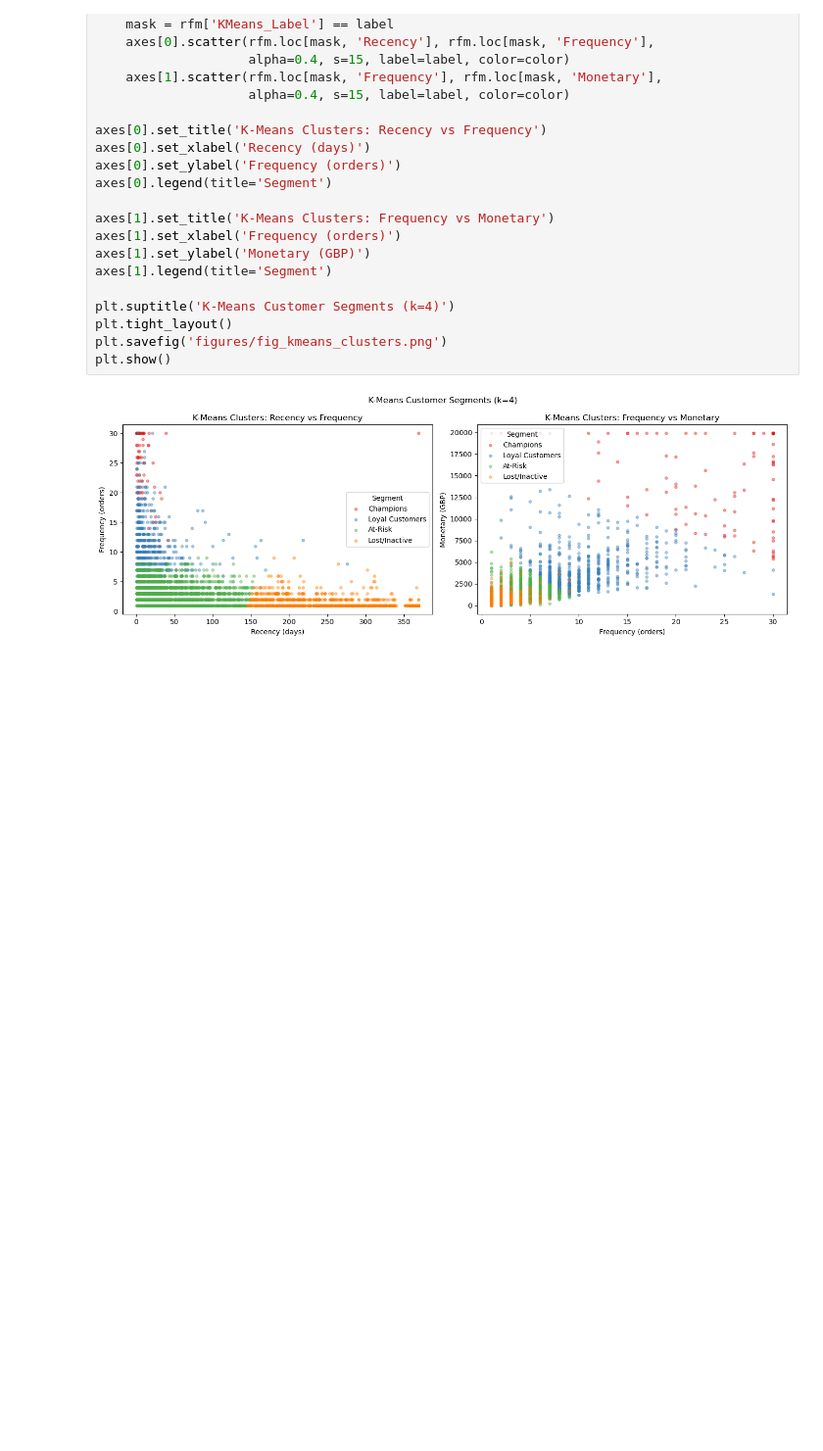
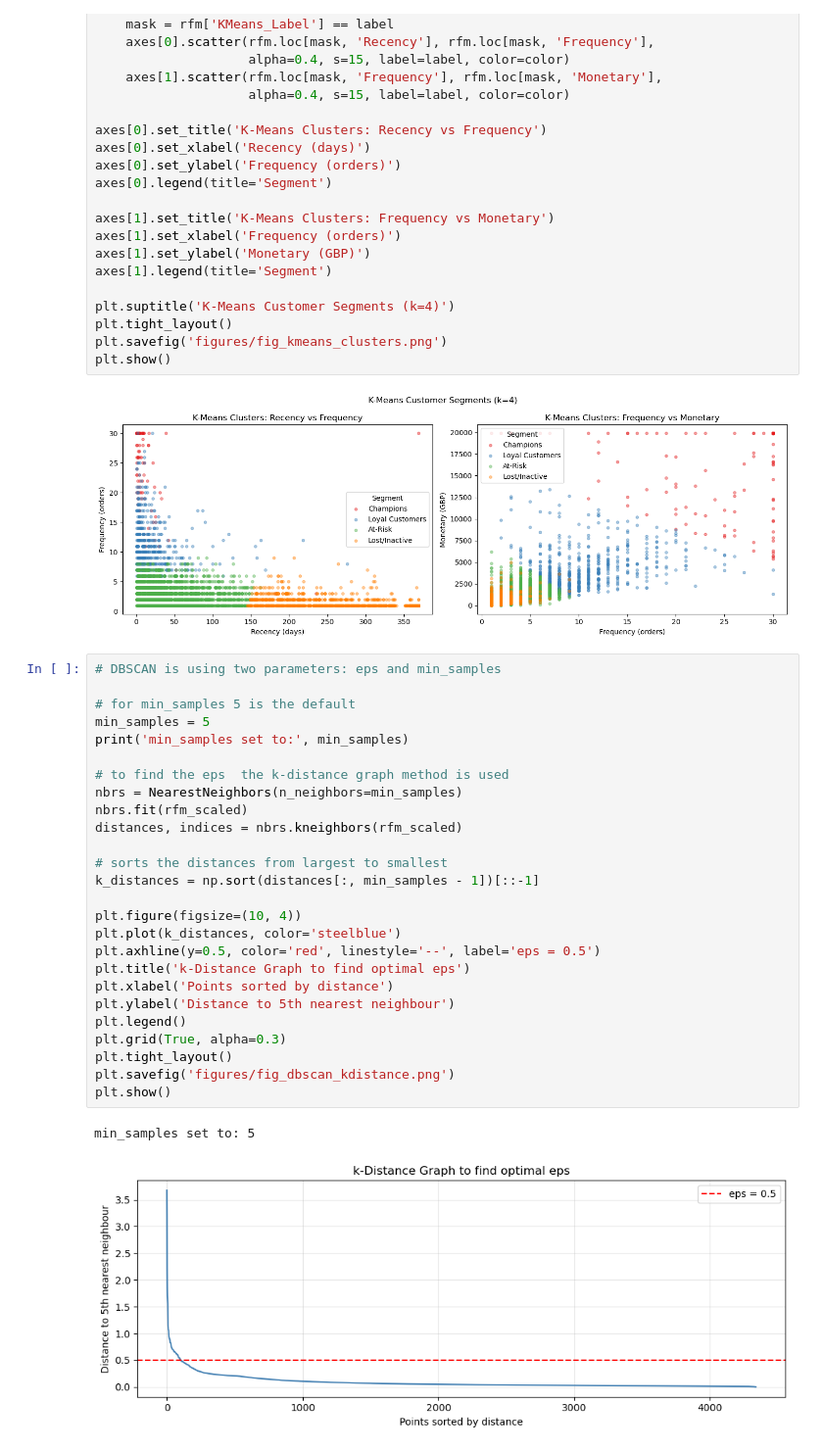
Before and after one commit to Lysitheatsu/PracDataSci, a Jupyter notebook: Assignment2/Assignment2.ipynb, the cells around one changed output. Shown at 98% size. Drawn from its saved outputs; the diff is of its cells as text; blank space fills up the shorter version.

Commit message:
DBSCAN is now in with the confusion matrix and the model comparison

```diff
--- a/Assignment2/Assignment2.ipynb
+++ b/Assignment2/Assignment2.ipynb
@@ -732,3 +731,32 @@ plt.savefig('figures/fig_kmeans_clusters.png')
 plt.show()
 # %% [output]
 [figure]
+# %%
+# DBSCAN is using two parameters: eps and min_samples
+
+# for min_samples 5 is the default
+min_samples = 5
+print('min_samples set to:', min_samples)
+
+# to find the eps  the k-distance graph method is used
+nbrs = NearestNeighbors(n_neighbors=min_samples)
+nbrs.fit(rfm_scaled)
+distances, indices = nbrs.kneighbors(rfm_scaled)
+
+# sorts the distances from largest to smallest
+k_distances = np.sort(distances[:, min_samples - 1])[::-1]
+
+plt.figure(figsize=(10, 4))
+plt.plot(k_distances, color='steelblue')
+plt.axhline(y=0.5, color='red', linestyle='--', label='eps = 0.5')
+plt.title('k-Distance Graph to find optimal eps')
+plt.xlabel('Points sorted by distance')
+plt.ylabel('Distance to 5th nearest neighbour')
+plt.legend()
+plt.grid(True, alpha=0.3)
+plt.tight_layout()
+plt.savefig('figures/fig_dbscan_kdistance.png')
+plt.show()
+# %% [output]
+min_samples set to: 5
+[figure, added]
```
Also changed, not shown: parts of 11 cells of this notebook, 4 other files.
